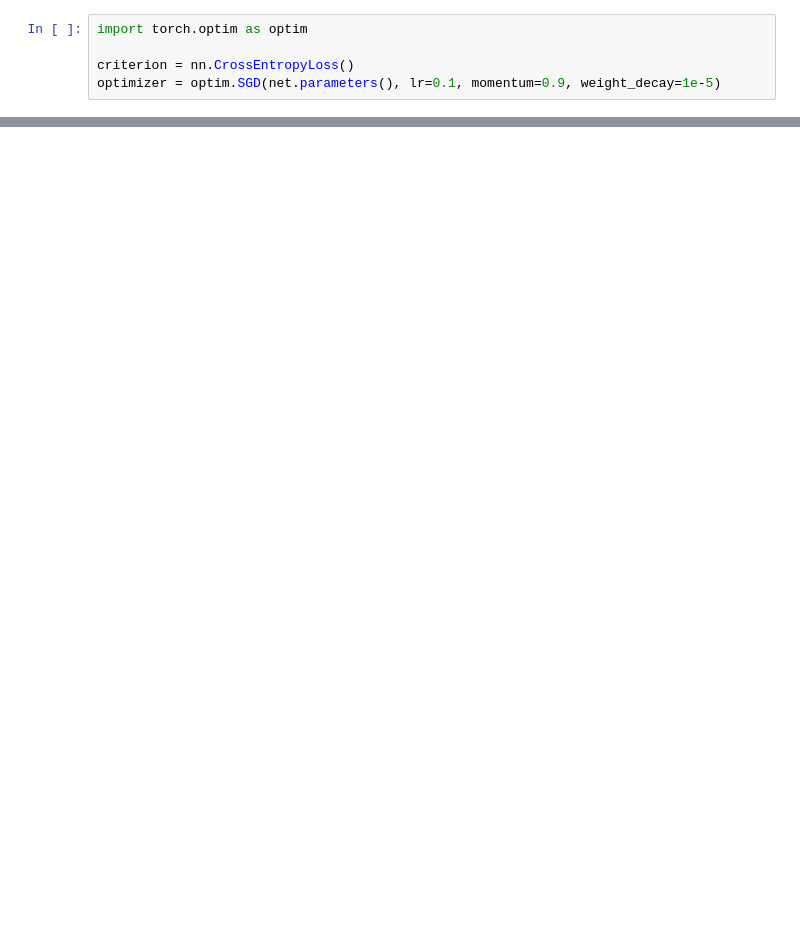
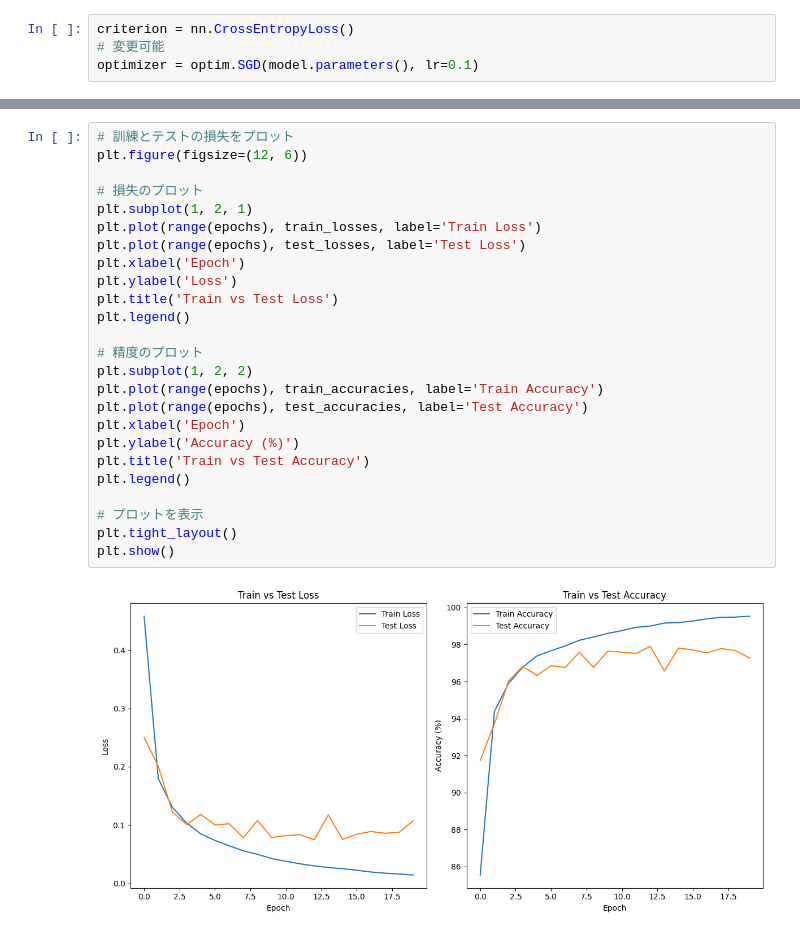
Before and after one commit to ArtIC-TITECH/b3-proj-2024, a Jupyter notebook: docs/class_02.ipynb, the cells around one changed output, grey strips where cells are left out. Drawn from its saved outputs; the diff is of its cells as text; blank space fills up the shorter version.

```diff
--- a/docs/class_02.ipynb
+++ b/docs/class_02.ipynb
@@ -78,5 +51,4 @@ RuntimeError: Input type (torch.FloatTensor) and weight type (torch.cuda.FloatTe
 # %%
-import torch.optim as optim
-
 criterion = nn.CrossEntropyLoss()
-optimizer = optim.SGD(net.parameters(), lr=0.1, momentum=0.9, weight_decay=1e-5)
+# 変更可能
+optimizer = optim.SGD(model.parameters(), lr=0.1)
@@ -372,0 +146,27 @@ fc3.bias torch.Size([10])
+# %%
+# 訓練とテストの損失をプロット
+plt.figure(figsize=(12, 6))
+
+# 損失のプロット
+plt.subplot(1, 2, 1)
+plt.plot(range(epochs), train_losses, label='Train Loss')
+plt.plot(range(epochs), test_losses, label='Test Loss')
+plt.xlabel('Epoch')
+plt.ylabel('Loss')
+plt.title('Train vs Test Loss')
+plt.legend()
+
+# 精度のプロット
+plt.subplot(1, 2, 2)
+plt.plot(range(epochs), train_accuracies, label='Train Accuracy')
+plt.plot(range(epochs), test_accuracies, label='Test Accuracy')
+plt.xlabel('Epoch')
+plt.ylabel('Accuracy (%)')
+plt.title('Train vs Test Accuracy')
+plt.legend()
+
+# プロットを表示
+plt.tight_layout()
+plt.show()
+# %% [output]
+[figure, added]
```
Also changed, not shown: parts of 27 cells of this notebook.
